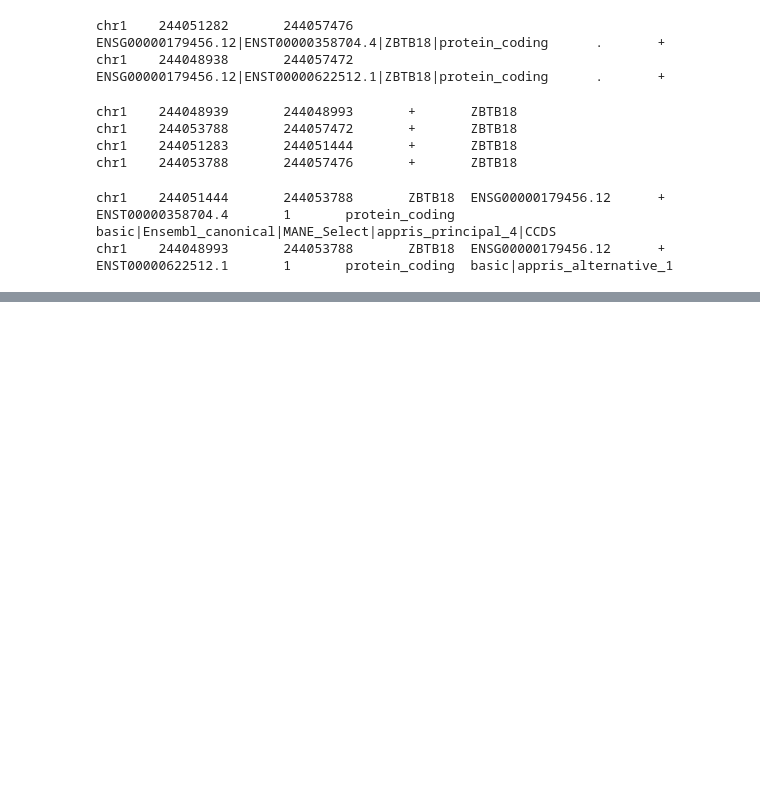
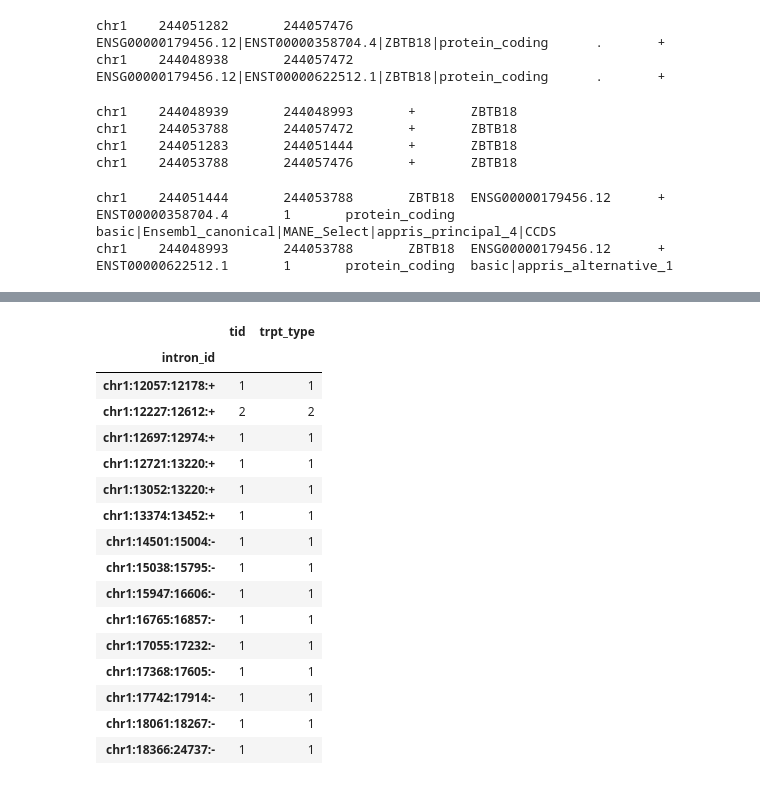
Before and after one commit to daiuc/annotations, a Jupyter notebook: workflow/scripts/compare_intron_extraction_methods.ipynb, the cells around one changed output, grey strips where cells are left out. Drawn from its saved outputs; the diff is of its cells as text; code cells hidden in the pictures; blank space fills up the shorter version.

```diff
--- a/workflow/scripts/compare_intron_extraction_methods.ipynb
+++ b/workflow/scripts/compare_intron_extraction_methods.ipynb
@@ -162,0 +232,20 @@ chr1    244048993       244053788       ZBTB18  ENSG00000179456.12      +
+# %%
+d_test.groupby('intron_id')[['tid', 'trpt_type']].nunique()
+# %% [output]
+|  | tid | trpt_type |
+| intron_id |  |  |
+| chr1:12057:12178:+ | 1 | 1 |
+| chr1:12227:12612:+ | 2 | 2 |
+| chr1:12697:12974:+ | 1 | 1 |
+| chr1:12721:13220:+ | 1 | 1 |
+| chr1:13052:13220:+ | 1 | 1 |
+| chr1:13374:13452:+ | 1 | 1 |
+| chr1:14501:15004:- | 1 | 1 |
+| chr1:15038:15795:- | 1 | 1 |
+| chr1:15947:16606:- | 1 | 1 |
+| chr1:16765:16857:- | 1 | 1 |
+| chr1:17055:17232:- | 1 | 1 |
+| chr1:17368:17605:- | 1 | 1 |
+| chr1:17742:17914:- | 1 | 1 |
+| chr1:18061:18267:- | 1 | 1 |
+| chr1:18366:24737:- | 1 | 1 |
```
Also changed, not shown: parts of 13 cells of this notebook, 18 other files.
